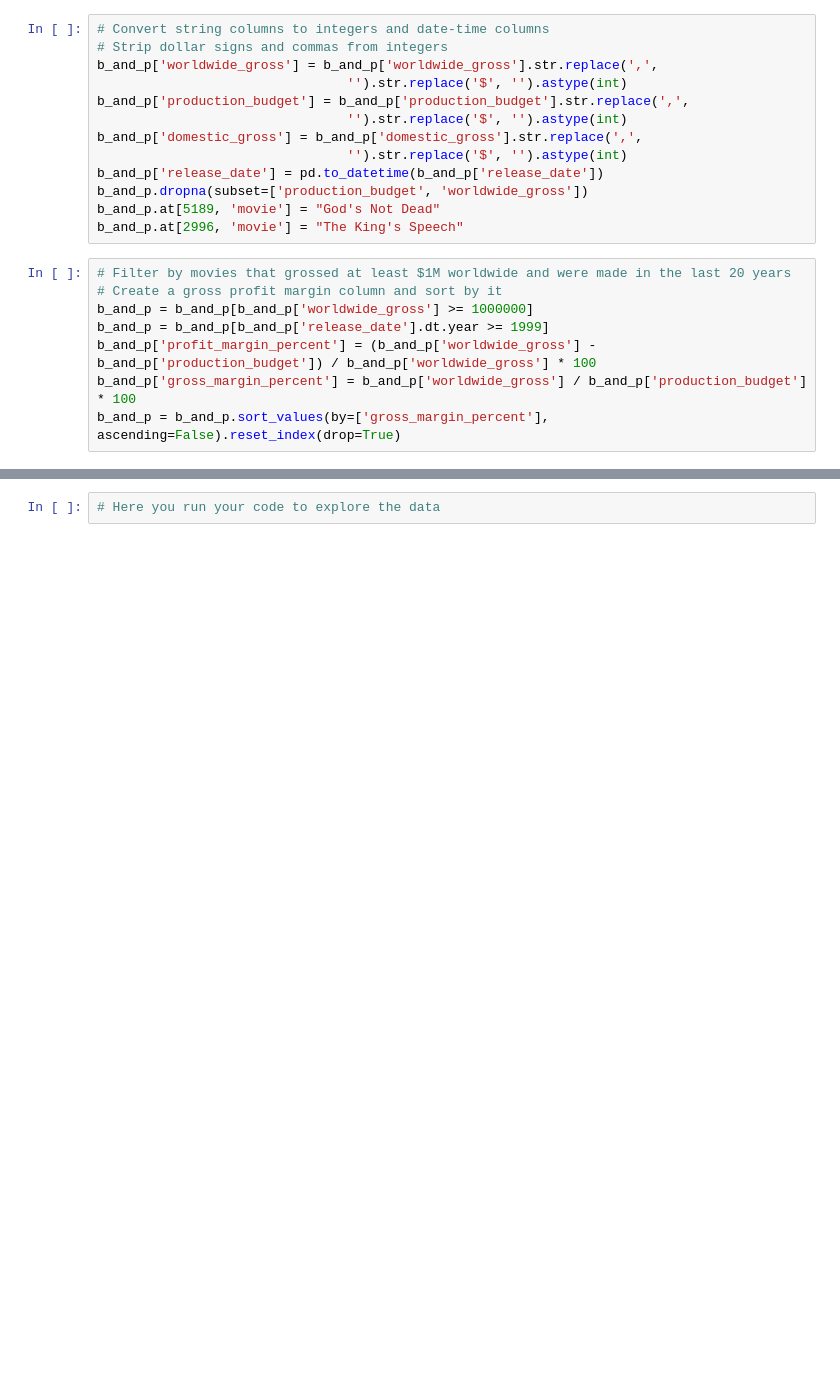
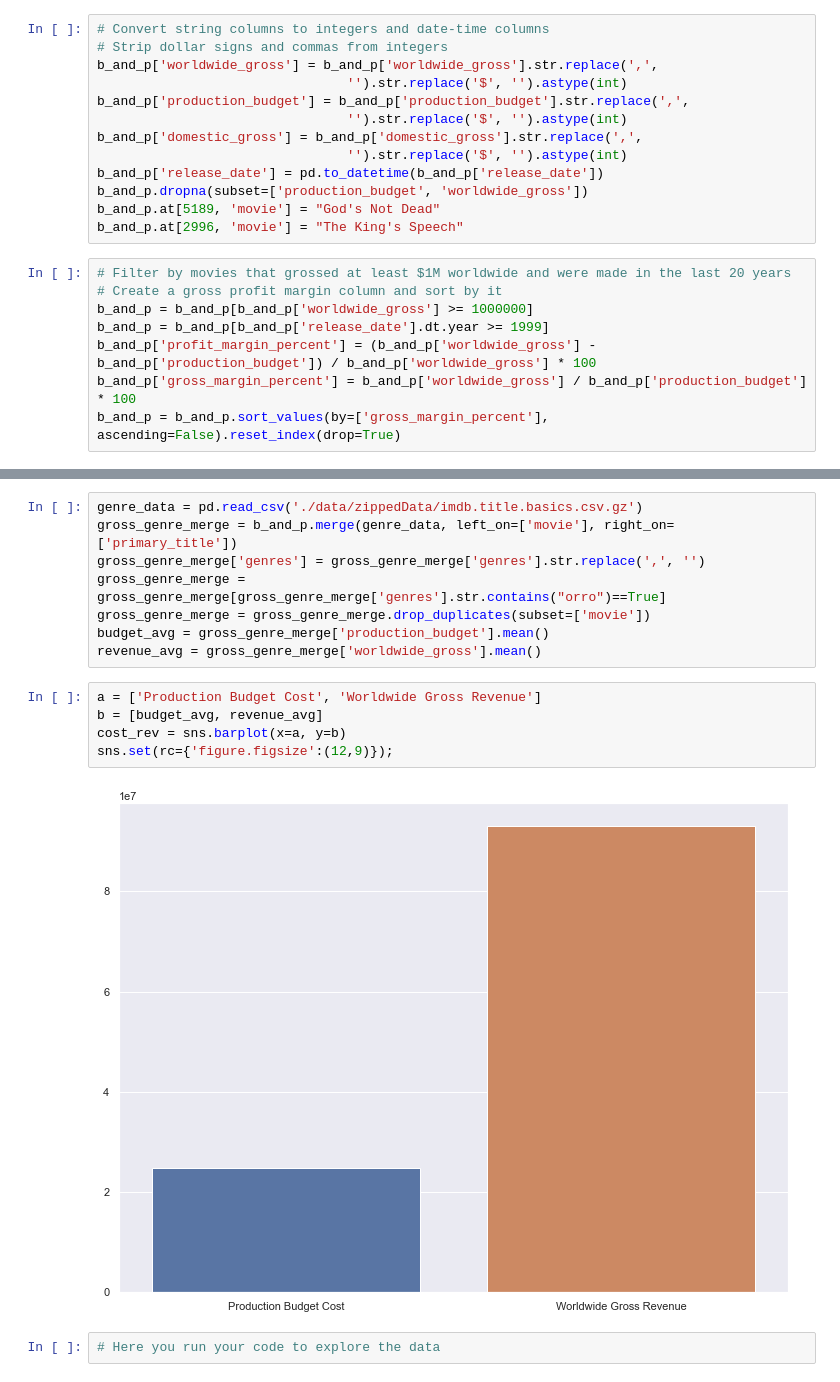
Before and after one commit to sumed-h/microsoft-studio-movie-analysis, a Jupyter notebook: dsc-phase1-project-template.ipynb, the cells around one changed output, grey strips where cells are left out. Cells and saved outputs as stored; diff of their text form; blank space fills up the shorter version.

```diff
--- a/dsc-phase1-project-template.ipynb
+++ b/dsc-phase1-project-template.ipynb
@@ -85,3 +107,18 @@ hist.set(xlabel='Number of Movies', ylabel = 'Genre');
+# %%
+genre_data = pd.read_csv('./data/zippedData/imdb.title.basics.csv.gz')
+gross_genre_merge = b_and_p.merge(genre_data, left_on=['movie'], right_on=['primary_title'])
+gross_genre_merge['genres'] = gross_genre_merge['genres'].str.replace(',', '')
+gross_genre_merge = gross_genre_merge[gross_genre_merge['genres'].str.contains("orro")==True]
+gross_genre_merge = gross_genre_merge.drop_duplicates(subset=['movie'])
+budget_avg = gross_genre_merge['production_budget'].mean()
+revenue_avg = gross_genre_merge['worldwide_gross'].mean()
+# %%
+a = ['Production Budget Cost', 'Worldwide Gross Revenue']
+b = [budget_avg, revenue_avg]
+cost_rev = sns.barplot(x=a, y=b)
+sns.set(rc={'figure.figsize':(12,9)});
+# %% [output]
+[figure, added]
 # %%
 # Here you run your code to explore the data
 # %% [markdown]
```
Also changed, not shown: parts of 2 cells of this notebook.
